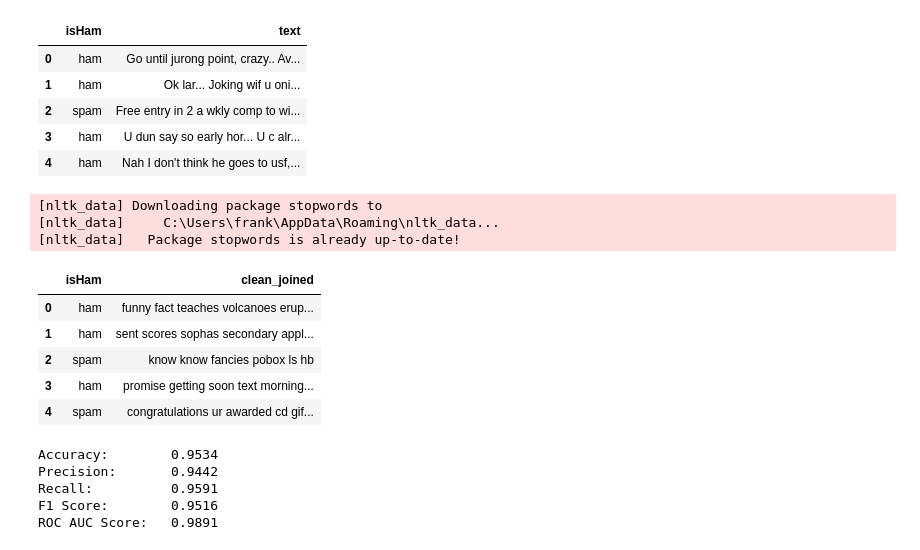
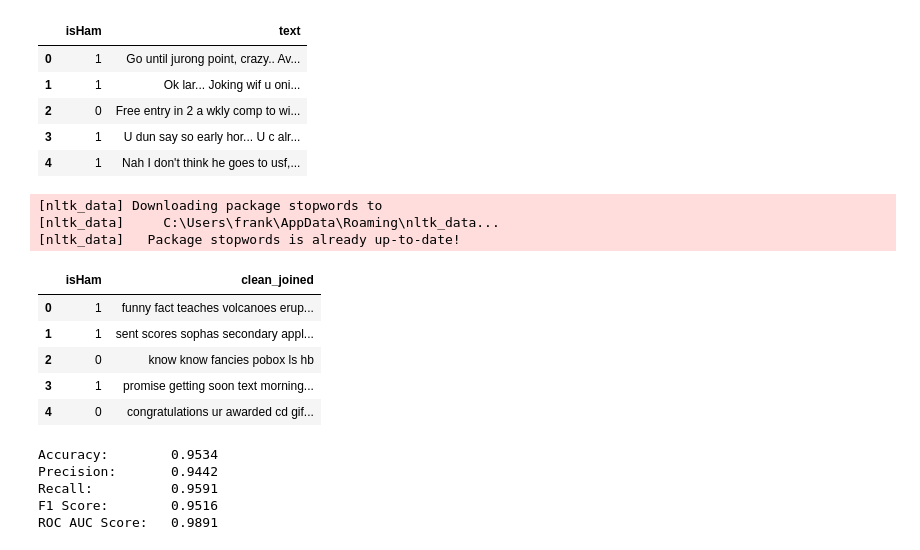
Before and after one commit to Frank-Doroudian/Fake-News, a Jupyter notebook: spam_evaluation.ipynb, the cells around one changed output. Cells and saved outputs as stored; diff of their text form; code cells hidden in the pictures.

```diff
--- a/spam_evaluation.ipynb
+++ b/spam_evaluation.ipynb
@@ -38,18 +38,19 @@ import chardet
 # %%
 # load the data
 with open('data/spam.csv', 'rb') as file:
     result = chardet.detect(file.read())
 encoding = result['encoding']
 df = pd.read_csv('data/spam.csv', encoding=encoding, names=['isHam', 'text', 'v3', 'v4', 'v5'], header=0)
 df = df[['isHam', 'text']]
+df['isHam'] = df['isHam'].apply(lambda x: 0 if x == 'spam' else 1)
 df.head()
 # %% [output]
 |  | isHam | text |
-| 0 | ham | Go until jurong point, crazy.. Av... |
-| 1 | ham | Ok lar... Joking wif u oni... |
-| 2 | spam | Free entry in 2 a wkly comp to wi... |
-| 3 | ham | U dun say so early hor... U c alr... |
-| 4 | ham | Nah I don't think he goes to usf,... |
+| 0 | 1 | Go until jurong point, crazy.. Av... |
+| 1 | 1 | Ok lar... Joking wif u oni... |
+| 2 | 0 | Free entry in 2 a wkly comp to wi... |
+| 3 | 1 | U dun say so early hor... U c alr... |
+| 4 | 1 | Nah I don't think he goes to usf,... |
 # %%
 # Shuffle the dataFrame
 df = df.sample(frac=1, random_state=42).reset_index(drop=True)
@@ -82,11 +83,11 @@ df.head()
 [nltk_data]     C:\Users\frank\AppData\Roaming\nltk_data...
 [nltk_data]   Package stopwords is already up-to-date!
 |  | isHam | clean_joined |
-| 0 | ham | funny fact teaches volcanoes erup... |
-| 1 | ham | sent scores sophas secondary appl... |
-| 2 | spam | know know fancies pobox ls hb |
-| 3 | ham | promise getting soon text morning... |
-| 4 | spam | congratulations ur awarded cd gif... |
+| 0 | 1 | funny fact teaches volcanoes erup... |
+| 1 | 1 | sent scores sophas secondary appl... |
+| 2 | 0 | know know fancies pobox ls hb |
+| 3 | 1 | promise getting soon text morning... |
+| 4 | 0 | congratulations ur awarded cd gif... |
 # %%
 # Replace the tokenizer instantiation with BERT tokenizer
 tokenizer = BertTokenizer.from_pretrained('bert-base-uncased')
```
Also changed, not shown: parts of 1 cell of this notebook.
